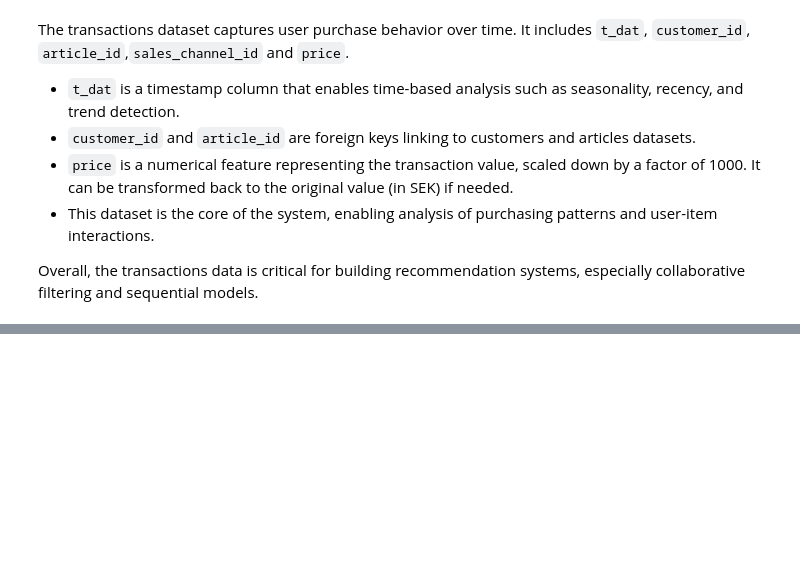
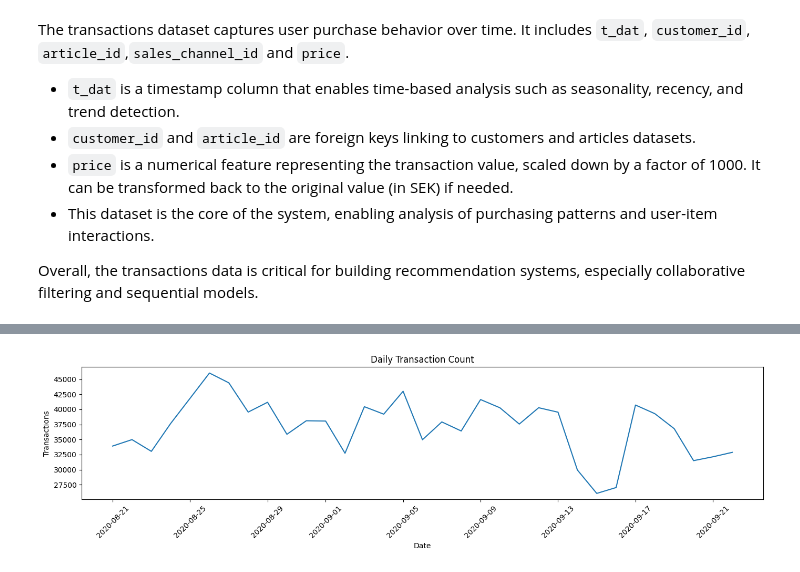
Before and after one commit to MinhGioChai/PowerBI-Final, a Jupyter notebook: EDA.ipynb, the cells around one changed output, grey strips where cells are left out. Drawn from its saved outputs; the diff is of its cells as text; code cells hidden in the pictures; blank space fills up the shorter version.

```diff
--- a/EDA.ipynb
+++ b/EDA.ipynb
@@ -283,6 +321,3 @@ The transactions dataset captures user purchase behavior over time. It includes
 Overall, the transactions data is critical for building recommendation systems, especially collaborative filtering and sequential models.
 # %%
 transactions['price_original(SEK)'] = transactions['price'] * 1000
-# %%
-transactions['t_dat'] = pd.to_datetime(transactions['t_dat'])
-train = transactions
@@ -288,0 +333,13 @@ train = transactions
+# %%
+ # Basic time series of daily transaction count
+daily_counts = transactions.groupby('t_dat').size().reset_index(name='count')
+plt.figure(figsize=(14, 4))
+sns.lineplot(data=daily_counts, x='t_dat', y='count')
+plt.title('Daily Transaction Count')
+plt.xlabel('Date')
+plt.ylabel('Transactions')
+plt.xticks(rotation=45)
+plt.tight_layout()
+plt.show()
+# %% [output]
+[figure, added]
```
Also changed, not shown: parts of 9 cells of this notebook.
